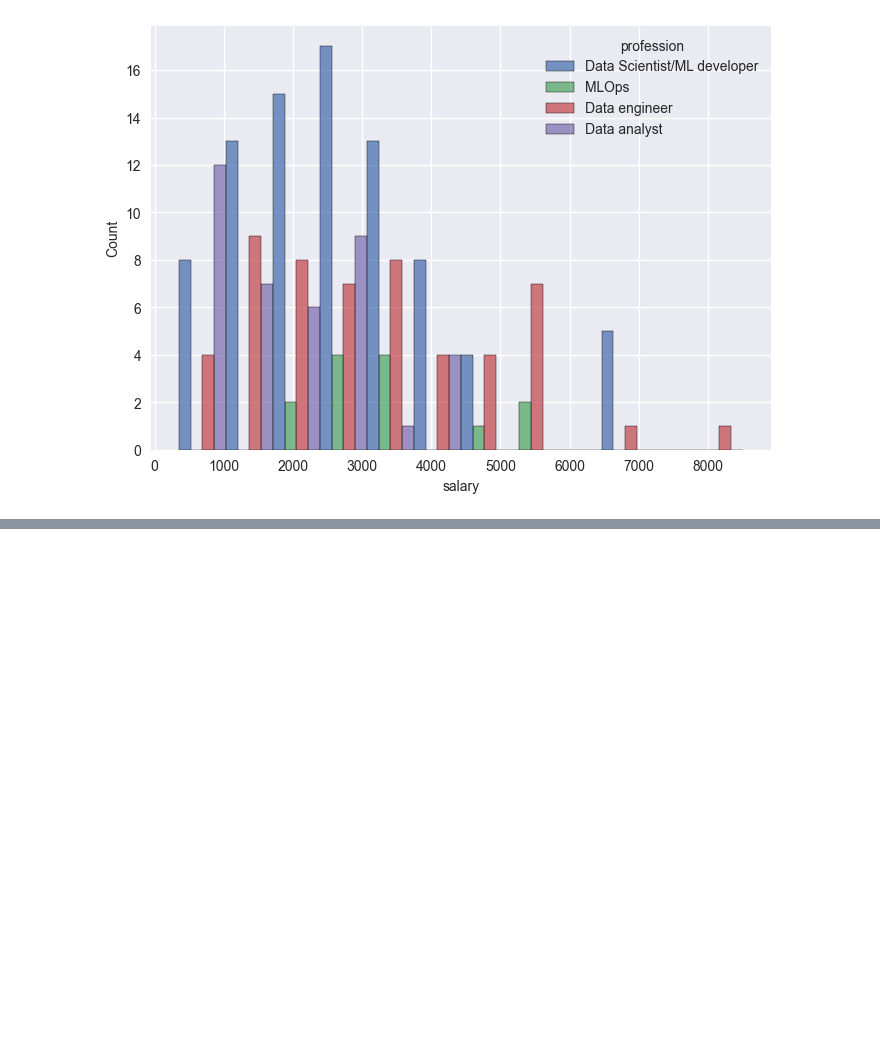
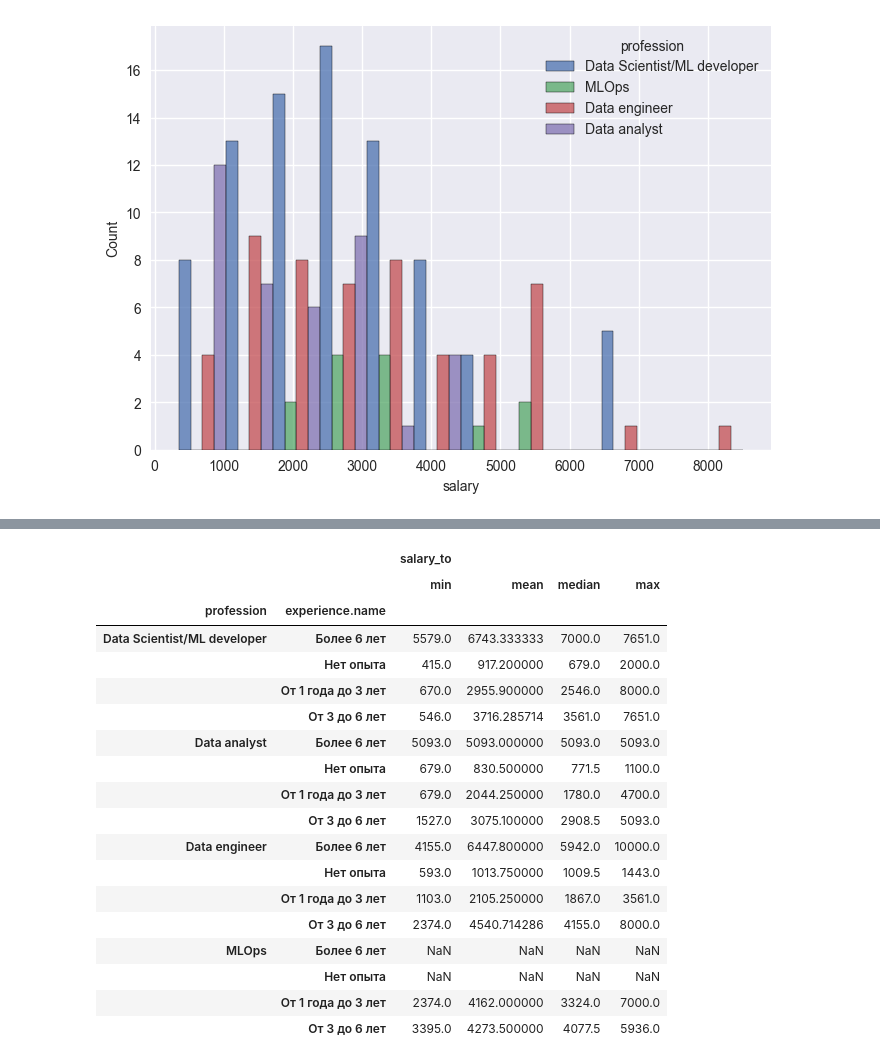
Before and after one commit to Lerrale/DE_vacancy_analysis, a Jupyter notebook: Job_Analysis_4_Analysis.ipynb, the cells around one changed output, grey strips where cells are left out. Saved outputs shown, nothing was run; the diff lists cells and outputs as text; code cells hidden in the pictures; blank space fills up the shorter version.

```diff
--- a/Job_Analysis_4_Analysis.ipynb
+++ b/Job_Analysis_4_Analysis.ipynb
@@ -128,0 +164,22 @@ sns.histplot(data=df, x="salary",   hue="profession", multiple="dodge", shrink=1
+# %%
+df.groupby(['profession','experience.name']).aggregate({'salary_to':['min', 'mean', 'median','max'] })
+# %% [output]
+|  |  | salary_to |  |  |  |
+|  |  | min | mean | median | max |
+| profession | experience.name |  |  |  |  |
+| Data Scientist/ML developer | Более 6 лет | 5579.0 | 6743.333333 | 7000.0 | 7651.0 |
+|  | Нет опыта | 415.0 | 917.200000 | 679.0 | 2000.0 |
+|  | От 1 года до 3 лет | 670.0 | 2955.900000 | 2546.0 | 8000.0 |
+|  | От 3 до 6 лет | 546.0 | 3716.285714 | 3561.0 | 7651.0 |
+| Data analyst | Более 6 лет | 5093.0 | 5093.000000 | 5093.0 | 5093.0 |
+|  | Нет опыта | 679.0 | 830.500000 | 771.5 | 1100.0 |
+|  | От 1 года до 3 лет | 679.0 | 2044.250000 | 1780.0 | 4700.0 |
+|  | От 3 до 6 лет | 1527.0 | 3075.100000 | 2908.5 | 5093.0 |
+| Data engineer | Более 6 лет | 4155.0 | 6447.800000 | 5942.0 | 10000.0 |
+|  | Нет опыта | 593.0 | 1013.750000 | 1009.5 | 1443.0 |
+|  | От 1 года до 3 лет | 1103.0 | 2105.250000 | 1867.0 | 3561.0 |
+|  | От 3 до 6 лет | 2374.0 | 4540.714286 | 4155.0 | 8000.0 |
+| MLOps | Более 6 лет | NaN | NaN | NaN | NaN |
+|  | Нет опыта | NaN | NaN | NaN | NaN |
+|  | От 1 года до 3 лет | 2374.0 | 4162.000000 | 3324.0 | 7000.0 |
+|  | От 3 до 6 лет | 3395.0 | 4273.500000 | 4077.5 | 5936.0 |
```
Also changed, not shown: parts of 16 cells of this notebook.
